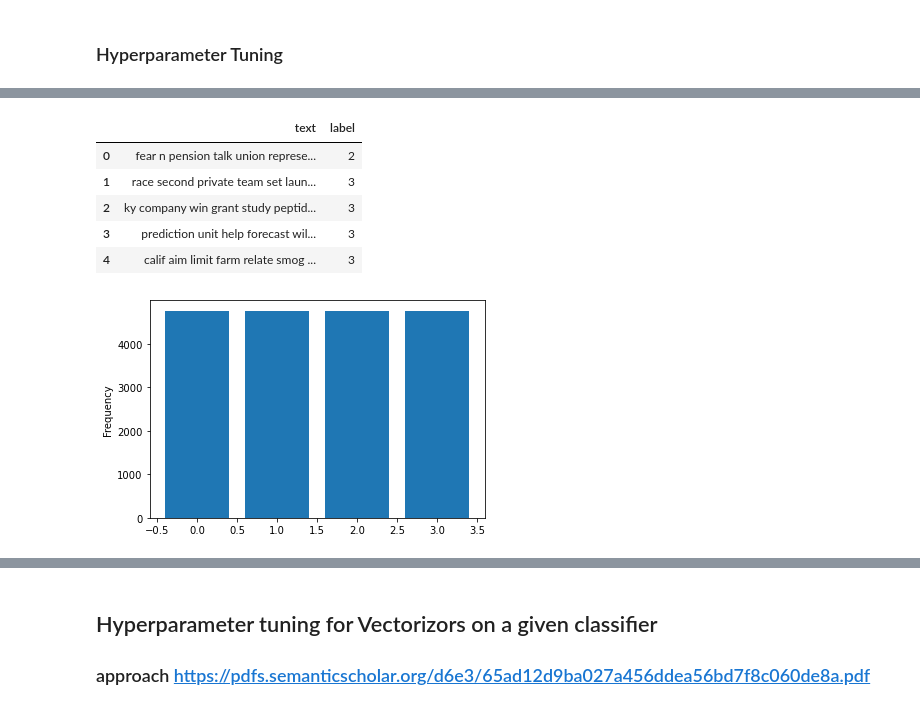
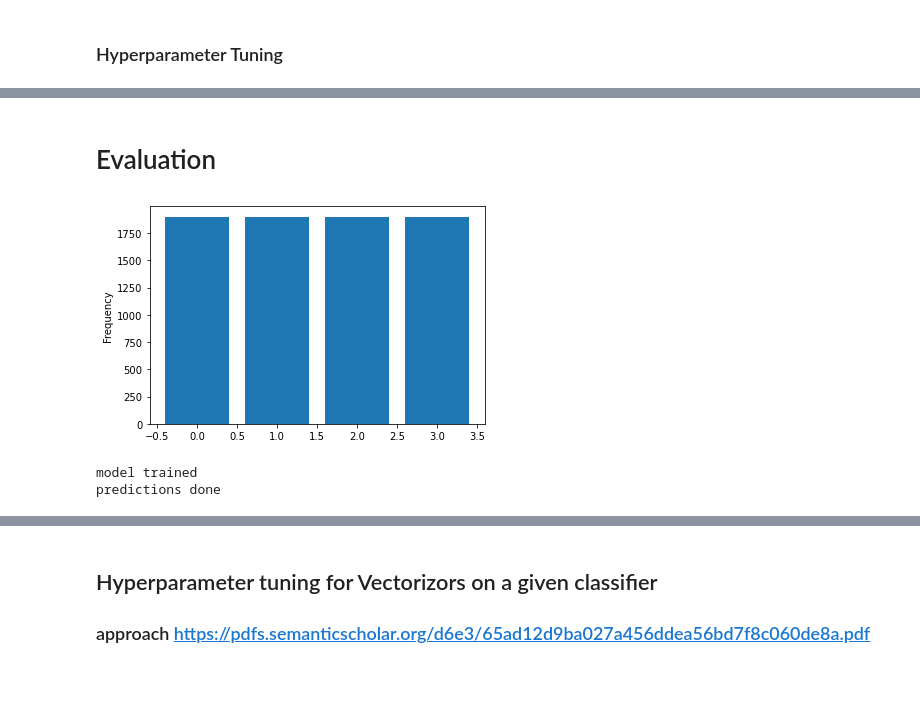
Before and after one commit to malte-koenig/AG_News_Classifier, a Jupyter notebook: main.ipynb, the cells around one changed output, grey strips where cells are left out. Drawn from its saved outputs; the diff is of its cells as text; code cells hidden in the pictures; blank space fills up the shorter version.

Commit message:
further evaluation metrics

```diff
--- a/main.ipynb
+++ b/main.ipynb
@@ -523,17 +512,38 @@ print(acc)
+# %% [markdown]
+# Evaluation
 # %%
-# execute preprocessing for test set
-test_df['text'] = test_df['text'].apply(lambda x: preprocessing(x))
-test_df.to_csv('training_data.csv', sep=';', encoding='utf-8', index=False)
-test_df.head()
+# read in preprocessed test data if necessary
+test_df = pd.read_csv('preprocessed_test_data.csv', sep=';', encoding='utf-8')
+#fractionize and undersample data
+test_data, test_target = balanced_fractionize(test_df, 1.0)
 # %% [output]
-|  | text | label |
-| 0 | fear n pension talk union represe... | 2 |
-| 1 | race second private team set laun... | 3 |
-| 2 | ky company win grant study peptid... | 3 |
-| 3 | prediction unit help forecast wil... | 3 |
-| 4 | calif aim limit farm relate smog ... | 3 |
+[figure, added]
 # %%
-#fractionize and undersample train data
-fit_data, fit_target = balanced_fractionize(train_df, 0.16)
+#Train the model
+def train_model(df_data, df_target):
+#     vector_matrix, feature_names = get_vectorMatrix(vectorizer_name, df_data, True, None)
+    vector_matrix, feature_names = get_vectorMatrix(vectorizer_name, df_data, True, None)
+
+#     return best_estimator.fit(vector_matrix, df_target['label']), feature_names
+    return model.fit(vector_matrix, df_target['label']), feature_names
+
+
+#make predictions
+def predict():
+
+    #get the trained model
+    model, vocabulary = train_model(train_data, train_target)
+    print("model trained")
+
+    #get the test vector matrix
+    test_vector_matrix = get_vectorMatrix(vectorizer_name, test_data, False, vocabulary)
+
+    #return predictions
+    return model.predict(test_vector_matrix), model.predict_proba(test_vector_matrix)
+
+
+predictions, probs = predict()
+print("predictions done")
 # %% [output]
-[figure, removed]
+model trained
+predictions done
```
Also changed, not shown: parts of 43 cells of this notebook.
